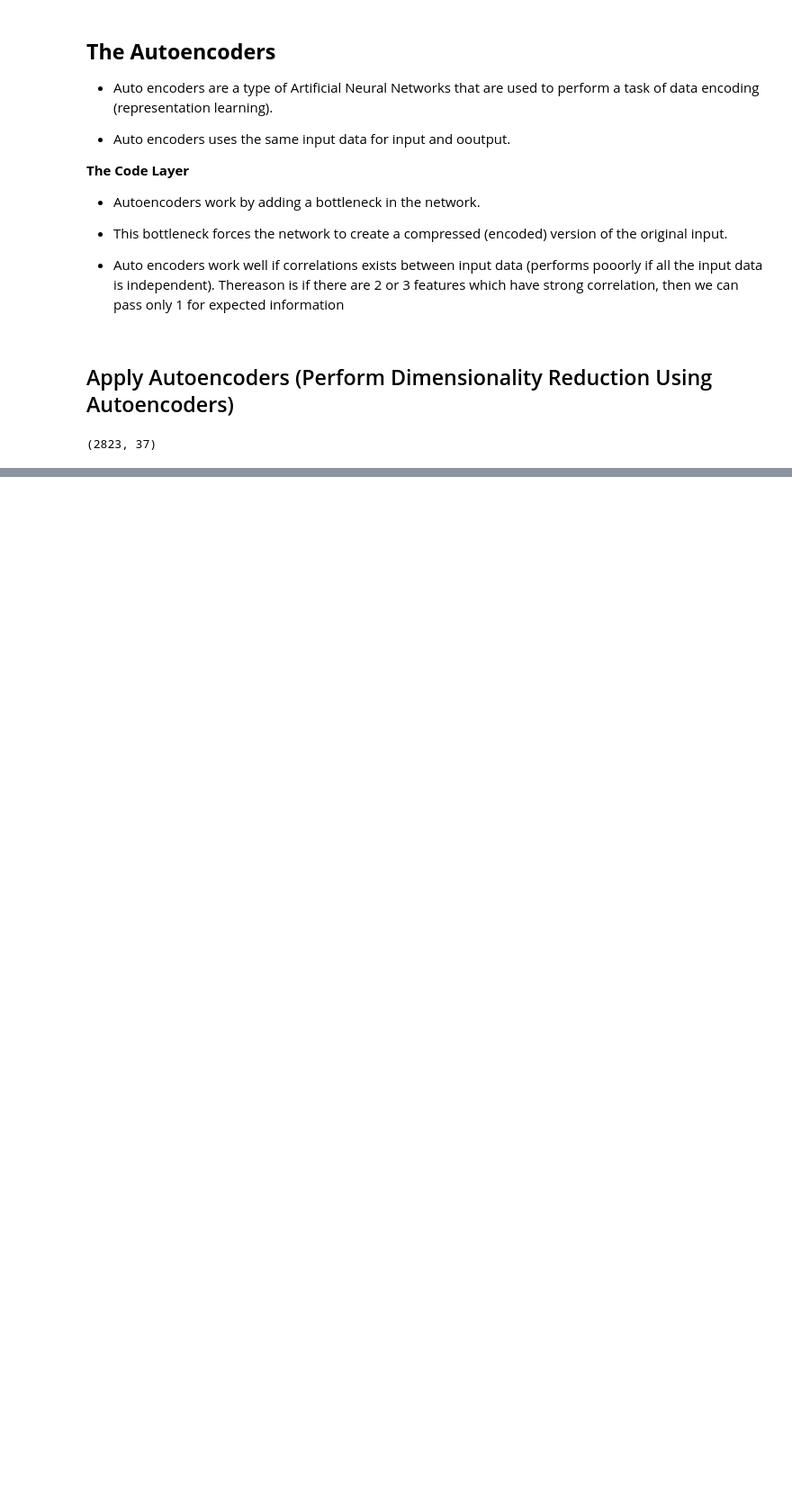
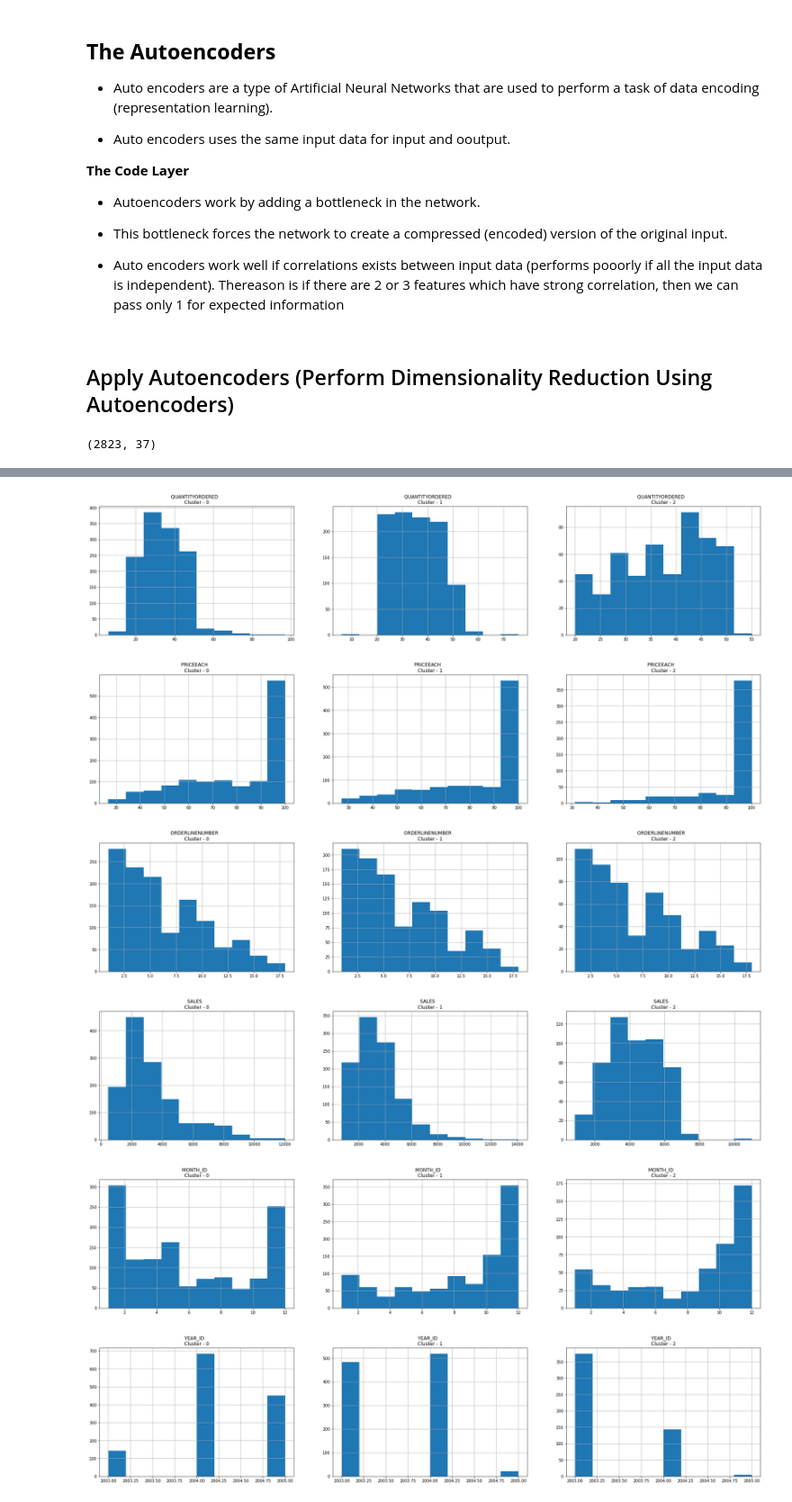
Before and after one commit to Priyo-prog/Artificial-Intelligence-Projects, a Jupyter notebook: AI in Marketing/marketing_ai.ipynb, the cells around one changed output, grey strips where cells are left out. Shown at 90% size. Saved outputs shown, nothing was run; the diff lists cells and outputs as text; code cells hidden in the pictures; blank space fills up the shorter version.

```diff
--- a/AI in Marketing/marketing_ai.ipynb
+++ b/AI in Marketing/marketing_ai.ipynb
@@ -809,0 +860,8 @@ autoencoder.compile(optimizer="adam", loss="mean_squared_error")
+# %%
+kmeans = KMeans(3)
+kmeans.fit(pred)
+labels = kmeans.labels_
+y_kmeans = kmeans.fit_predict(sales_df_scaled)
+# %%
+df_cluster_dr = pd.concat([sales_df, pd.DataFrame({"Cluster": labels})], axis=1)
+df_cluster_dr.head()
@@ -809,0 +895,18 @@ autoencoder.compile(optimizer="adam", loss="mean_squared_error")
+# %%
+# plot histogram for each feature based on cluster
+for i in sales_df.columns[:8]:
+  plt.figure(figsize=(30,6))
+  for j in range(3):
+    plt.subplot(1,3,j+1)
+    cluster = df_cluster_dr[df_cluster_dr["Cluster"] == j]
+    cluster[i].hist()
+    plt.title(f"{i}   \nCluster - {j}")
+
+  plt.show()
+# %% [output]
+[figure, added]
+[figure, added]
+[figure, added]
+[figure, added]
+[figure, added]
+[figure, added]
```
Also changed, not shown: parts of 27 cells of this notebook.
